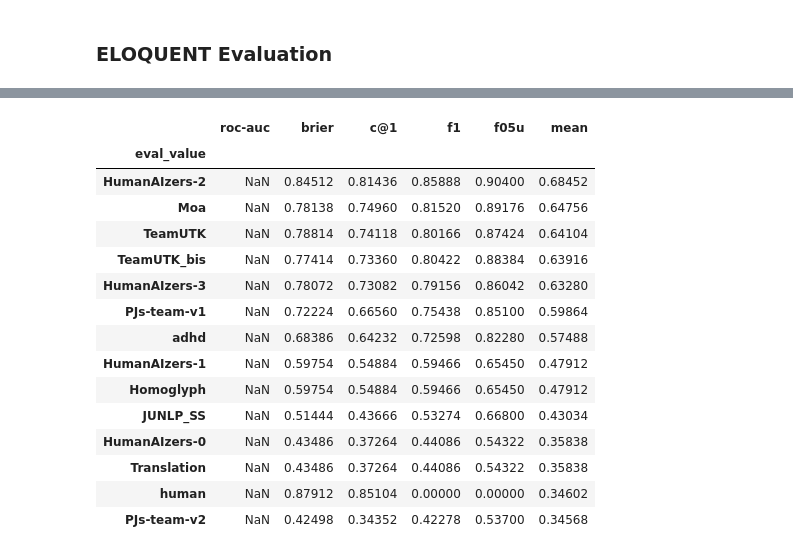
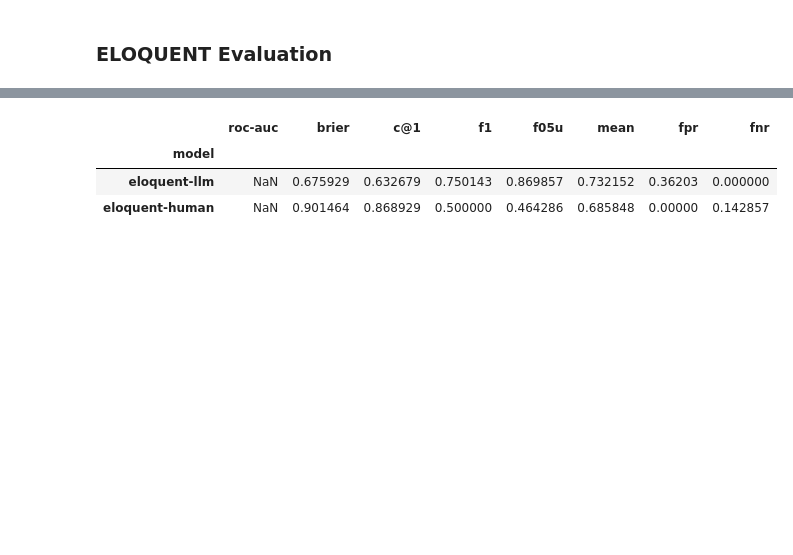
Before and after one commit to pan-webis-de/pan25-generative-ai-authorship-verification, a Jupyter notebook: notebooks/task_eval.ipynb, the cells around one changed output, grey strips where cells are left out. Drawn from its saved outputs; the diff is of its cells as text; code cells hidden in the pictures; blank space fills up the shorter version.

Commit message:
Update evaluation

```diff
--- a/notebooks/task_eval.ipynb
+++ b/notebooks/task_eval.ipynb
@@ -15,6 +18,8 @@ def load_run_jsonl(infile):
         obj['eval_field'] = 'all'
         obj['eval_value'] = 'all'
         eval_keys = [k for k in j['evaluation'] if k.startswith('_eval-')]
+        if obj['team'] == 'baseline':
+            obj['team'] =  obj['software']
         obj_all = obj.copy()
         obj_all.update({'resource_' + k: v for k, v in j['used_resources'].items()})
         obj_all.update({k: v for k, v in j['evaluation'].items() if k not in eval_keys})
@@ -27,8 +32,18 @@ def load_run_jsonl(infile):
                 obj.update(**v)
                 yield obj.copy()
 
-df_run_eval = pd.DataFrame(load_run_jsonl('../data/tira/runs-gen-ai-authorship-verification/runs.jsonl')).set_index(['dataset', 'team', 'software', 'run_id'])
-_resource_cols = [c for c in df_run_eval.columns if c.startswith('resource_')]
-df_resources = df_run_eval[_resource_cols].dropna()
-df_run_eval = df_run_eval.drop(columns=_resource_cols)
-df_run_eval
+# Load run evaluations, but keep only last runif softwares were executed multiple times
+df_run_eval_raw = (pd.DataFrame(load_run_jsonl('../data/tira/runs-gen-ai-authorship-verification/runs.jsonl'))
+                   .sort_values('run_id')
+                   .drop_duplicates(subset=['dataset', 'team', 'software', 'eval_field', 'eval_value'], keep='last')
+                   .set_index(['dataset', 'team', 'software', 'run_id', 'eval_field', 'eval_value']))
+_resource_cols = [c for c in df_run_eval_raw.columns if c.startswith('resource_')]
+df_resources = df_run_eval_raw[_resource_cols].dropna()
+df_run_eval_raw = df_run_eval_raw.drop(columns=_resource_cols)
+
+# Keep only highest by mean score on main test set
+softwares = set(i[1] for i in df_run_eval_raw.loc['pan25-generative-ai-detection-20250604-test']
+                .query('eval_field == "all"')
+                .groupby('team')
+                .idxmax()['mean'])
+df_run_eval_raw = df_run_eval_raw.query('software in @softwares')
@@ -56,17 +56,20 @@ for f in Path('../data/sampled').glob('*-orig-ids.jsonl'):
         assert j['id'] not in id_map
         id_map[j['id']] = j['orig_id']
 # %%
-# Load raw raw predictions and back-translate case IDs
+# Load raw predictions and back-translate case IDs
 df_pred_raw = []
 for pt in tqdm(list(Path('../data/tira/runs-gen-ai-authorship-verification').glob('*/run.prototext')), desc='Loading raw predictions'):
     y = yaml.full_load(open(pt))
+    try:
+        t, s = df_run_eval_raw.xs((y['inputDataset'], y['runId']), level=['dataset', 'run_id']).index.unique().values[0][:2]
+    except KeyError:
+        # Software filtered
+        continue
     df_pred_raw.append(pd.read_json(next(pt.parent.glob('output/*.jsonl')), lines=True)[['id', 'label']])
     df_pred_raw[-1]['dataset'] = y['inputDataset']
     df_pred_raw[-1]['run_id'] = y['runId']
-    r = df_run_eval.query('dataset == @y["inputDataset"] and run_id == @y["runId"]').index[0]
-    df_pred_raw[-1]['team'] = r[1]
-    df_pred_raw[-1]['software'] = r[2]
+    df_pred_raw[-1]['team'] = t if t != 'baseline' else s
+    df_pred_raw[-1]['software'] = s
     df_pred_raw[-1]['id'] = df_pred_raw[-1]['id'].map(lambda x: id_map[x])
 
-df_pred_raw = pd.concat(df_pred_raw).set_index(['dataset', 'team', 'software', 'run_id', 'id'])
-df_pred_raw
+df_pred_raw = pd.concat(df_pred_raw).sort_values('id').set_index(['dataset', 'team', 'software', 'run_id', 'id'])
@@ -88,9 +156,9 @@ df_pred_raw
 # %% [markdown]
 ### ELOQUENT Evaluation
 # %%
-eloquent_ds_names = [d for d in df_run_eval.reset_index()['dataset'].unique() if '-eloquent-' in d]
-df_eval_eloquent = df_run_eval.query('dataset in @eloquent_ds_names')
-df_eval_eloquent = df_eval_eloquent[df_eval_eloquent['eval_field'] == 'model']
+df_eval_eloquent = df_run_eval.query('dataset.str.contains("-eloquent-")')
+df_eval_eloquent = df_eval_eloquent.xs(('model',), level=['eval_field'])
+df_eval_eloquent.index.rename('model', level='eval_value', inplace=True)
 df_eval_eloquent.to_csv('../data/tira/eloquent-stats.csv')
 df_eval_eloquent
 # %% [output]
@@ -111,22 +183,10 @@ df_eval_eloquent
 # %%
-df_eval_eloquent_mean = df_eval_eloquent[df_eval_eloquent['eval_field'] == 'model'].groupby('eval_value').mean(numeric_only=True).sort_values('mean', ascending=False)
+df_eval_eloquent_mean = df_eval_eloquent.groupby('model').mean(numeric_only=True).sort_values('c@1', ascending=True)
 df_eval_eloquent_mean.to_csv('../data/tira/eloquent-stats-mean.csv')
 df_eval_eloquent_mean
 # %% [output]
-|  | roc-auc | brier | c@1 | f1 | f05u | mean |
-| eval_value |  |  |  |  |  |  |
-| HumanAIzers-2 | NaN | 0.84512 | 0.81436 | 0.85888 | 0.90400 | 0.68452 |
-| Moa | NaN | 0.78138 | 0.74960 | 0.81520 | 0.89176 | 0.64756 |
-| TeamUTK | NaN | 0.78814 | 0.74118 | 0.80166 | 0.87424 | 0.64104 |
-| TeamUTK_bis | NaN | 0.77414 | 0.73360 | 0.80422 | 0.88384 | 0.63916 |
-| HumanAIzers-3 | NaN | 0.78072 | 0.73082 | 0.79156 | 0.86042 | 0.63280 |
-| PJs-team-v1 | NaN | 0.72224 | 0.66560 | 0.75438 | 0.85100 | 0.59864 |
-| adhd | NaN | 0.68386 | 0.64232 | 0.72598 | 0.82280 | 0.57488 |
-| HumanAIzers-1 | NaN | 0.59754 | 0.54884 | 0.59466 | 0.65450 | 0.47912 |
-| Homoglyph | NaN | 0.59754 | 0.54884 | 0.59466 | 0.65450 | 0.47912 |
-| JUNLP_SS | NaN | 0.51444 | 0.43666 | 0.53274 | 0.66800 | 0.43034 |
-| HumanAIzers-0 | NaN | 0.43486 | 0.37264 | 0.44086 | 0.54322 | 0.35838 |
-| Translation | NaN | 0.43486 | 0.37264 | 0.44086 | 0.54322 | 0.35838 |
-| human | NaN | 0.87912 | 0.85104 | 0.00000 | 0.00000 | 0.34602 |
-| PJs-team-v2 | NaN | 0.42498 | 0.34352 | 0.42278 | 0.53700 | 0.34568 |
+|  | roc-auc | brier | c@1 | f1 | f05u | mean | fpr | fnr |
+| model |  |  |  |  |  |  |  |  |
+| eloquent-llm | NaN | 0.675929 | 0.632679 | 0.750143 | 0.869857 | 0.732152 | 0.36203 | 0.000000 |
+| eloquent-human | NaN | 0.901464 | 0.868929 | 0.500000 | 0.464286 | 0.685848 | 0.00000 | 0.142857 |
 # %%
```
Also changed, not shown: parts of 8 cells of this notebook.
